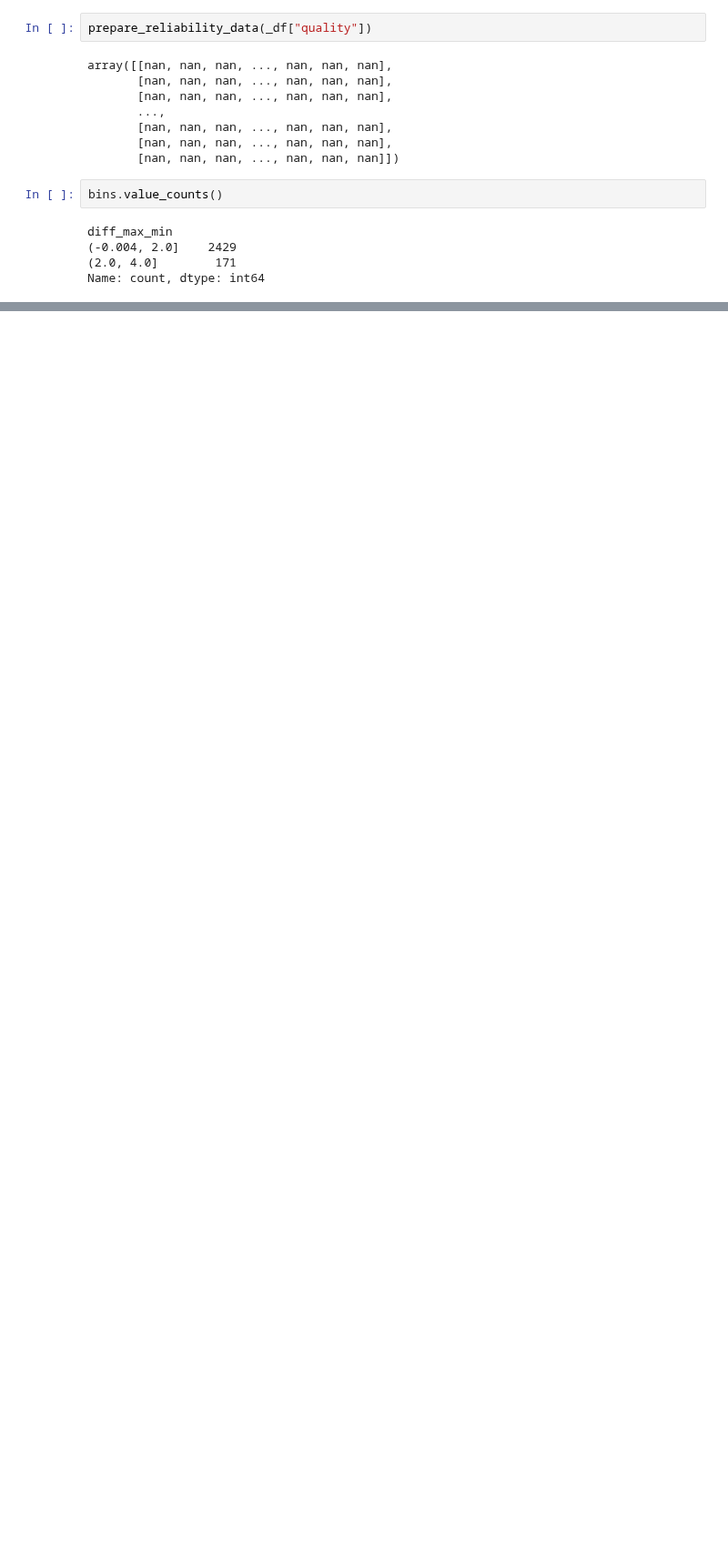
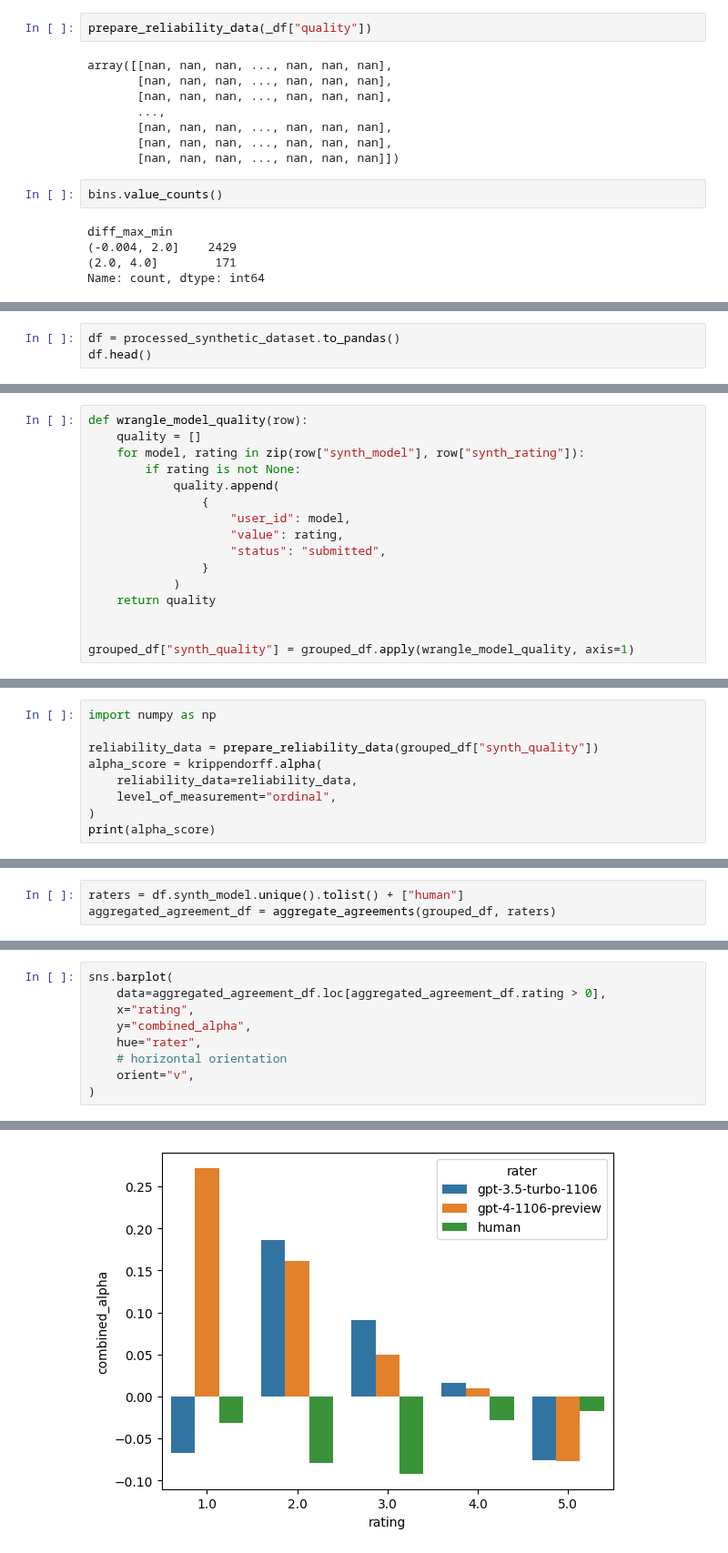
Before and after one commit to argilla-io/distilabel-workbench, a Jupyter notebook: dibt/notebooks/IAA_prompt_collective.ipynb, the cells around one changed output, grey strips where cells are left out. Shown at 91% size. Drawn from its saved outputs; the diff is of its cells as text; blank space fills up the shorter version.

```diff
--- a/dibt/notebooks/IAA_prompt_collective.ipynb
+++ b/dibt/notebooks/IAA_prompt_collective.ipynb
@@ -274,0 +289,3 @@ Name: count, dtype: int64
+# %%
+df = processed_synthetic_dataset.to_pandas()
+df.head()
@@ -274,0 +352,16 @@ Name: count, dtype: int64
+# %%
+def wrangle_model_quality(row):
+    quality = []
+    for model, rating in zip(row["synth_model"], row["synth_rating"]):
+        if rating is not None:
+            quality.append(
+                {
+                    "user_id": model,
+                    "value": rating,
+                    "status": "submitted",
+                }
+            )
+    return quality
+
+
+grouped_df["synth_quality"] = grouped_df.apply(wrangle_model_quality, axis=1)
@@ -274,0 +384,9 @@ Name: count, dtype: int64
+# %%
+import numpy as np
+
+reliability_data = prepare_reliability_data(grouped_df["synth_quality"])
+alpha_score = krippendorff.alpha(
+    reliability_data=reliability_data,
+    level_of_measurement="ordinal",
+)
+print(alpha_score)
@@ -274,0 +457,3 @@ Name: count, dtype: int64
+# %%
+raters = df.synth_model.unique().tolist() + ["human"]
+aggregated_agreement_df = aggregate_agreements(grouped_df, raters)
@@ -274,0 +475,10 @@ Name: count, dtype: int64
+# %%
+sns.barplot(
+    data=aggregated_agreement_df.loc[aggregated_agreement_df.rating > 0],
+    x="rating",
+    y="combined_alpha",
+    hue="rater",
+    # horizontal orientation
+    orient="v",
+)
+# %% [output]
@@ -274,0 +486 @@ Name: count, dtype: int64
+[figure, added]
```
Also changed, not shown: parts of 21 cells of this notebook.
